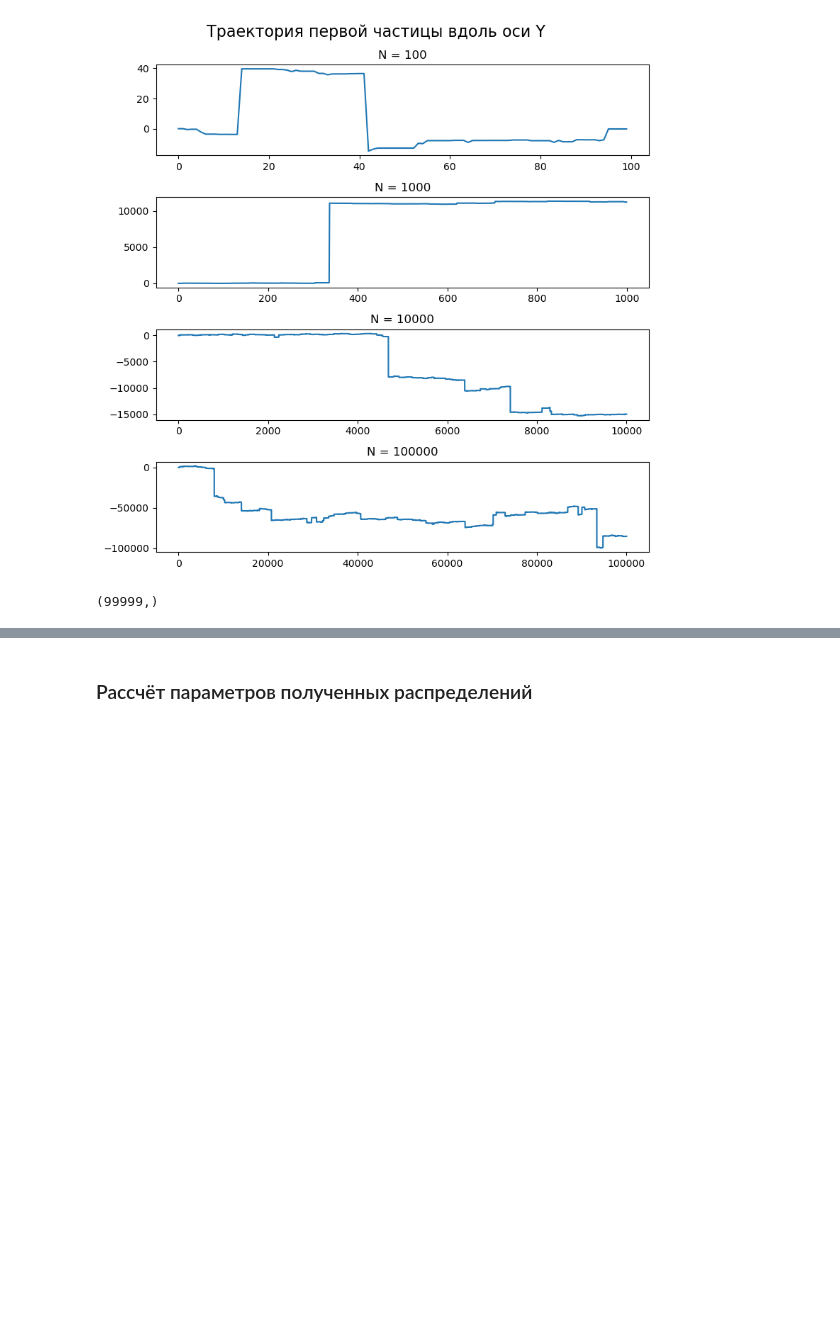
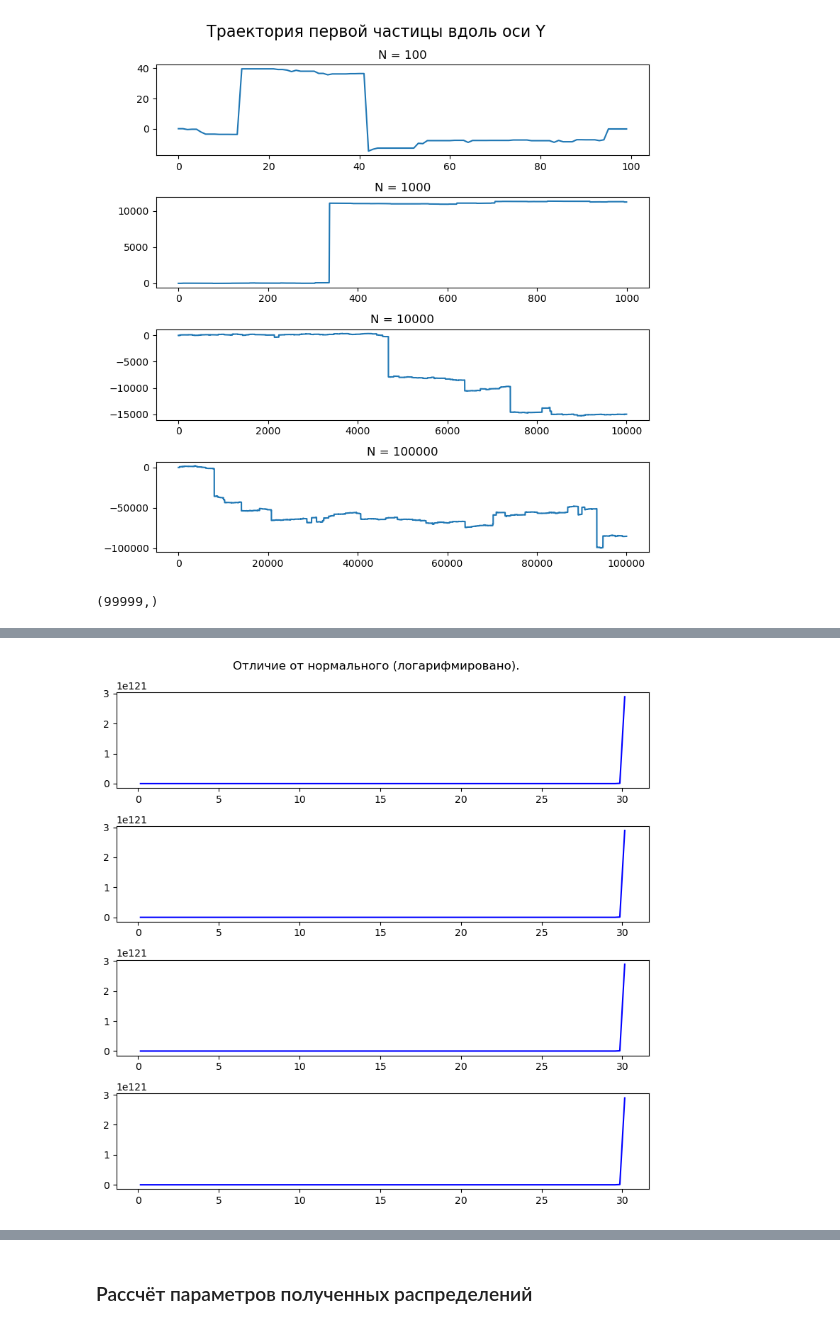
Before and after one commit to ravilkooo/mat_mod, a Jupyter notebook: lab-5/Task_1.ipynb, the cells around one changed output, grey strips where cells are left out. Cells and saved outputs as stored; diff of their text form; code cells hidden in the pictures; blank space fills up the shorter version.

```diff
--- a/lab-5/Task_1.ipynb
+++ b/lab-5/Task_1.ipynb
@@ -203,0 +218,21 @@ plt.show()
+# %%
+bin_cnt = 100 # кол-во столбиков
+bin_w = 1/bin_cnt
+rng = (0,30) # диапазон отрисовки
+_r = lambda x: 2/np.sqrt(2*np.pi*sig**2) * np.exp( -(x**2) /(2*sig**2) )
+plt.figure(figsize=(8, 2*len(N_list[::3])))
+# plt.suptitle('', fontsize=16)
+plt.suptitle('Отличие от нормального (логарифмировано).')
+for pl_idx, (i, N) in enumerate(list(enumerate(N_list[::]))[::3]):
+    plt.subplot(len(N_list[::3]), 1, 1 + pl_idx)
+
+    x = np.linspace(rng[0],rng[1],bin_cnt)
+    y = f_small(x)/_r(x)
+    # plt.plot(x+(rng[1] - rng[0])*0.5*bin_w, y, 'b-')
+    plt.plot(x+(rng[1] - rng[0])*0.5*bin_w, y, 'b-')
+    # plt.plot(np.linspace(rng[0],rng[1],bin_cnt)+(rng[1] - rng[0])*0.5*bin_w, _r(np.linspace(rng[0],rng[1],bin_cnt)), 'b-')
+    # plt.plot(np.linspace(rng[0],rng[1],bin_cnt)+(rng[1] - rng[0])*0.5*bin_w, f_small(np.linspace(rng[0],rng[1],bin_cnt)), 'b-')
+plt.tight_layout()
+plt.show()
+# %% [output]
+[figure, added]
```
Also changed, not shown: parts of 7 cells of this notebook.
